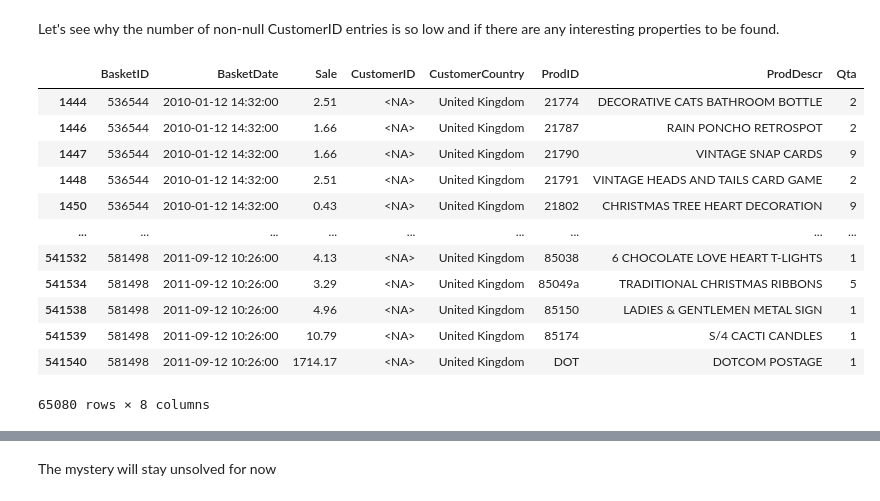
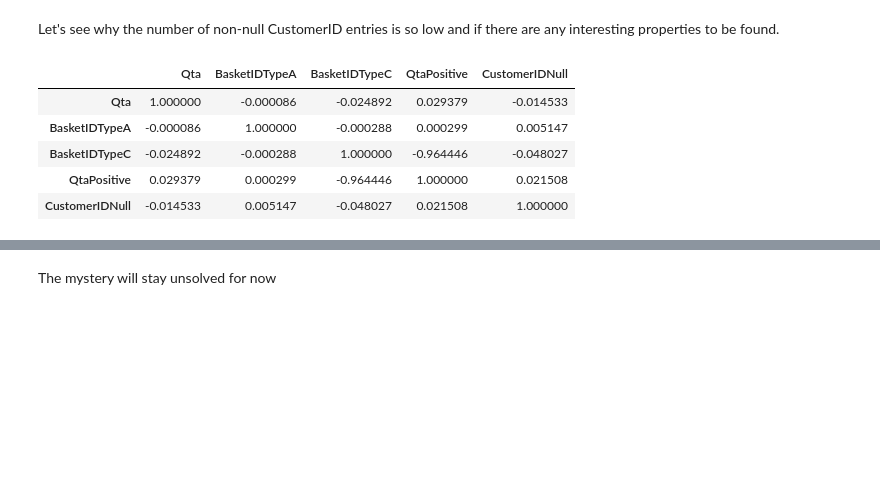
Before and after one commit to adettori/Data-Mining-DM-2020-project, a Jupyter notebook: dm2020-project-notebook.ipynb, the cells around one changed output, grey strips where cells are left out. Cells and saved outputs as stored; diff of their text form; code cells hidden in the pictures; blank space fills up the shorter version.

```diff
--- a/dm2020-project-notebook.ipynb
+++ b/dm2020-project-notebook.ipynb
@@ -171,25 +171,26 @@ These records, however, are too few to be meaningful, they skew too much the cha
 # %% [markdown]
 Let's try to add a "BasketID type A" and "BasketID type C" binary attribute (0/1) and see if there are correlations.
 # %%
-df_tmp = df.copy()
+#Auxiliary df to be used throughout the data understanding phase
+df_expl = df[["Qta", "BasketID"]].copy()
 
 #Initialise all the cells to 0
-df_tmp["BasketIDTypeA"] = 0
-df_tmp["BasketIDTypeC"] = 0
+df_expl["BasketIDTypeA"] = 0
+df_expl["BasketIDTypeC"] = 0
 
 #Set the cells appropriately depending on the BasketID type
-df_tmp.loc[(df_tmp["BasketID"].str.get(0) == "A"), "BasketIDTypeA"] = 1
-df_tmp.loc[(df_tmp["BasketID"].str.get(0) == "C"), "BasketIDTypeC"] = 1
+df_expl.loc[df_expl["BasketID"].str.get(0) == "A", "BasketIDTypeA"] = 1
+df_expl.loc[df_expl["BasketID"].str.get(0) == "C", "BasketIDTypeC"] = 1
 
 #No clue why it doesn't respond with a Warning...
 #Remove the initial letter from BasketID where necessary
-df_tmp.loc[(df_tmp["BasketID"].str.get(0) == "A"), "BasketID"] = df_tmp.loc[(df_tmp["BasketID"].str.get(0) == "A"), "BasketID"].str.slice(1, -1)
-df_tmp.loc[(df_tmp["BasketID"].str.get(0) == "C"), "BasketID"] = df_tmp.loc[(df_tmp["BasketID"].str.get(0) == "C"), "BasketID"].str.slice(1, -1)
+df_expl.loc[df_expl["BasketID"].str.get(0) == "A", "BasketID"] = df_expl.loc[(df_expl["BasketID"].str.get(0) == "A"), "BasketID"].str.slice(1, -1)
+df_expl.loc[df_expl["BasketID"].str.get(0) == "C", "BasketID"] = df_expl.loc[(df_expl["BasketID"].str.get(0) == "C"), "BasketID"].str.slice(1, -1)
 
-df_tmp["QtaPositive"] = 0
-df_tmp.loc[df_tmp["Qta"] > 0, "QtaPositive"] = 1
+df_expl["QtaPositive"] = 0
+df_expl.loc[df_expl["Qta"] > 0, "QtaPositive"] = 1
 
-df_tmp.corr()
+df_expl.corr()
 # %% [output]
 |  | Qta | BasketIDTypeA | BasketIDTypeC | QtaPositive |
 | Qta | 1.000000 | -0.000086 | -0.024892 | 0.029379 |
@@ -311,20 +416,17 @@ dtypes: Int64(1), datetime64[ns](1), float64(1), string(5)
 memory usage: 32.9 MB
 # %% [markdown]
 Let's see why the number of non-null CustomerID entries is so low and if there are any interesting properties to be found.
-# %%
-null_customer = df.loc[df.CustomerID.isnull()]
-null_customer
-# %% [output]
-|  | BasketID | BasketDate | Sale | CustomerID | CustomerCountry | ProdID | ProdDescr | Qta |
-| 1444 | 536544 | 2010-01-12 14:32:00 | 2.51 | <NA> | United Kingdom | 21774 | DECORATIVE CATS BATHROOM BOTTLE | 2 |
-| 1446 | 536544 | 2010-01-12 14:32:00 | 1.66 | <NA> | United Kingdom | 21787 | RAIN PONCHO RETROSPOT | 2 |
-| 1447 | 536544 | 2010-01-12 14:32:00 | 1.66 | <NA> | United Kingdom | 21790 | VINTAGE SNAP CARDS | 9 |
-| 1448 | 536544 | 2010-01-12 14:32:00 | 2.51 | <NA> | United Kingdom | 21791 | VINTAGE HEADS AND TAILS CARD GAME | 2 |
-| 1450 | 536544 | 2010-01-12 14:32:00 | 0.43 | <NA> | United Kingdom | 21802 | CHRISTMAS TREE HEART DECORATION | 9 |
-| ... | ... | ... | ... | ... | ... | ... | ... | ... |
-| 541532 | 581498 | 2011-09-12 10:26:00 | 4.13 | <NA> | United Kingdom | 85038 | 6 CHOCOLATE LOVE HEART T-LIGHTS | 1 |
-| 541534 | 581498 | 2011-09-12 10:26:00 | 3.29 | <NA> | United Kingdom | 85049a | TRADITIONAL CHRISTMAS RIBBONS | 5 |
-| 541538 | 581498 | 2011-09-12 10:26:00 | 4.96 | <NA> | United Kingdom | 85150 | LADIES & GENTLEMEN METAL SIGN | 1 |
-| 541539 | 581498 | 2011-09-12 10:26:00 | 10.79 | <NA> | United Kingdom | 85174 | S/4 CACTI CANDLES | 1 |
-| 541540 | 581498 | 2011-09-12 10:26:00 | 1714.17 | <NA> | United Kingdom | DOT | DOTCOM POSTAGE | 1 |
-65080 rows × 8 columns
+# %%
+df_expl["CustomerID"] = df["CustomerID"]
+
+df_expl["CustomerIDNull"] = 0
+df_expl.loc[df_expl["CustomerID"].isna(), "CustomerIDNull"] = 1
+
+df_expl.corr()
+# %% [output]
+|  | Qta | BasketIDTypeA | BasketIDTypeC | QtaPositive | CustomerIDNull |
+| Qta | 1.000000 | -0.000086 | -0.024892 | 0.029379 | -0.014533 |
+| BasketIDTypeA | -0.000086 | 1.000000 | -0.000288 | 0.000299 | 0.005147 |
+| BasketIDTypeC | -0.024892 | -0.000288 | 1.000000 | -0.964446 | -0.048027 |
+| QtaPositive | 0.029379 | 0.000299 | -0.964446 | 1.000000 | 0.021508 |
+| CustomerIDNull | -0.014533 | 0.005147 | -0.048027 | 0.021508 | 1.000000 |
```
Also changed, not shown: parts of 25 cells of this notebook.
